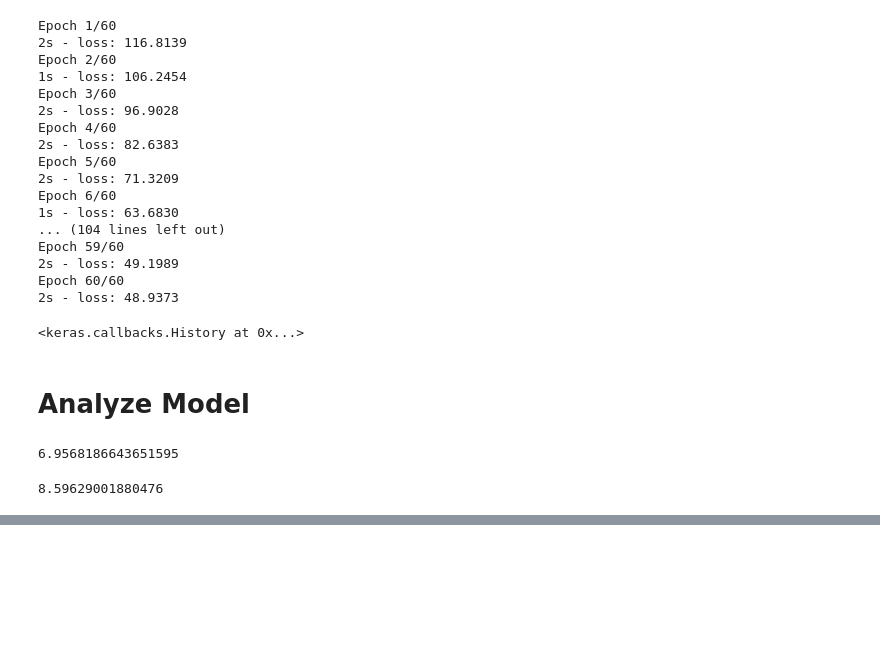
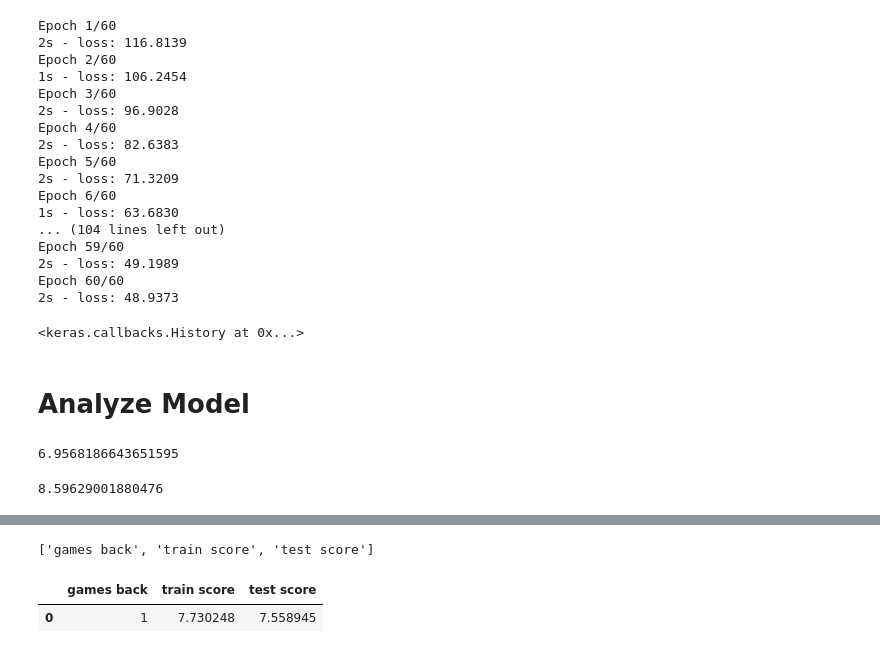
Before and after one commit to brentzucker/deep-learning-fantasy-football, a Jupyter notebook: Baseline.ipynb, the cells around one changed output, grey strips where cells are left out. Saved outputs shown, nothing was run; the diff lists cells and outputs as text; code cells hidden in the pictures; blank space fills up the shorter version.

Commit message:
Built Best Number of Games for Prediction

```diff
--- a/Baseline.ipynb
+++ b/Baseline.ipynb
@@ -148,15 +150,19 @@ testY = Y_shuffled[train_sizeY:]
 # %% [markdown]
 # Build Model
 # %%
-column_nums = len(df.columns)
-model = Sequential()
-model.add(LSTM(10, input_dim=column_nums))
-model.add(Dense(1))
-model.compile(loss='mean_squared_error', optimizer='adam')
+def build_model(df):
+    column_nums = len(df.columns)
+    model = Sequential()
+    model.add(LSTM(10, input_dim=column_nums))
+    model.add(Dense(1))
+    model.compile(loss='mean_squared_error', optimizer='adam')
+    return model
+# %%
+model = build_model(df)
 # %% [markdown]
 # Train Model
 # %%
-model.fit(trainX, trainY, nb_epoch=60, batch_size=1, verbose=2)
+model.fit(trainX, trainY, nb_epoch=30, batch_size=1, verbose=2)
 # %% [output]
 Epoch 1/60
 2s - loss: 116.8139
@@ -228,0 +237,24 @@ for p in top50_names:
+# %%
+num_games = 16
+models = []
+columns_results = ['games back', 'train score', 'test score']
+df_results = pd.DataFrame([], columns=columns_results)
+for num_games_back in range(1, num_games):
+    X, Y = build_dataset(df, games_back=num_games_back)
+    trainX, trainY, testX, testY = train_test_split(X, Y)
+    model = build_model(df)
+    model.fit(trainX, trainY, nb_epoch=30, batch_size=1, verbose=2)
+    models.append(model)
+
+    # Train Score
+    trainScore = model.evaluate(trainX, trainY, verbose=0)
+    trainScore = math.sqrt(trainScore)
+
+    # Test Score
+    testScore = model.evaluate(testX, testY, verbose=0)
+    testScore = math.sqrt(testScore)
+
+    # Save Results
+    result = [num_games_back, trainScore, testScore]
+    df_result = pd.DataFrame([result], columns=columns_results)
+    df_results = df_results.append(df_result)
@@ -228,0 +280,9 @@ for p in top50_names:
+# %%
+columns_results
+# %% [output]
+['games back', 'train score', 'test score']
+# %%
+pd.DataFrame([result], columns=columns_results)
+# %% [output]
+|  | games back | train score | test score |
+| 0 | 1 | 7.730248 | 7.558945 |
```
Also changed, not shown: parts of 7 cells of this notebook.
